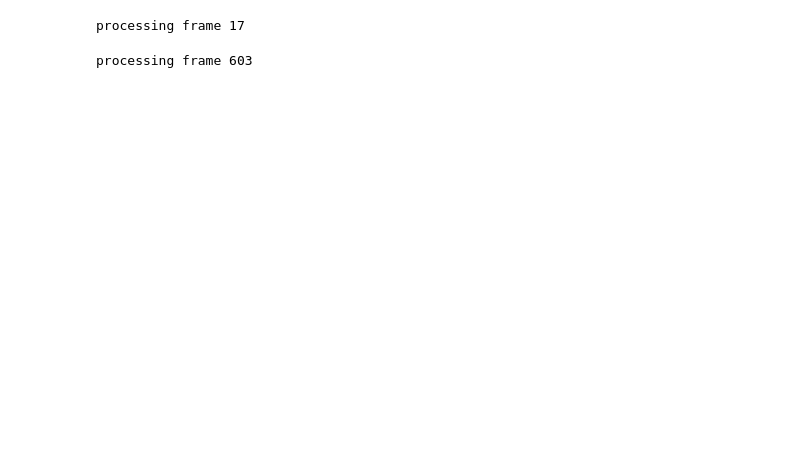
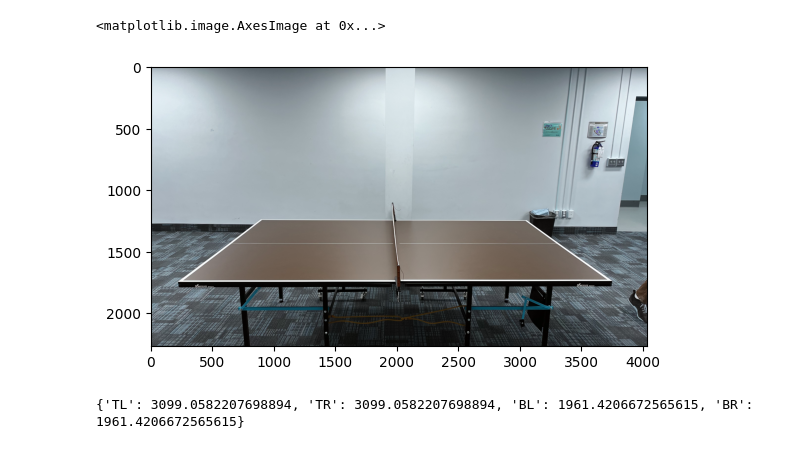
Before and after one commit to EitanTreiger/Ping-Pong, a Jupyter notebook: tracking.ipynb, the cells around one changed output. Drawn from its saved outputs; the diff is of its cells as text; code cells hidden in the pictures; blank space fills up the shorter version.

```diff
--- a/tracking.ipynb
+++ b/tracking.ipynb
@@ -9,39 +9,21 @@ ret, current_frame = cap.read()
 if not ret:
     raise RuntimeError("Could not read video")
 
-tracker = Tracker(focal_length_px=1386, confidence_threshold=0.8, image_size=current_frame.shape)
+corners = {"TL" : [875, 1250], "TR" : [3050, 1250], "BR" : [3700, 1720], "BL": [250, 1720]}
 
-previous_frame = current_frame.copy()
-
-h, w = current_frame.shape[:2]
-fourcc = cv2.VideoWriter_fourcc(*'mp4v')
-video = cv2.VideoWriter("diff_video.mp4", fourcc, 10, (w, h))
-
-i = 0
-heights = []
-scores = []
-while True:
-    ret, current_frame = cap.read()
-    i += 1
-    print("processing frame", i, end="\r")
-    if i < 10:
-        continue
-    if not ret or i >= 1000:
-        break
-
-    detection, score = tracker.track(current_frame)
-
-    if not detection is None and score > 0.8:
-        heights.append(detection[1][0])
-        scores.append(score)
-
-    circled_frame = tracker.write_data(current_frame, detection, score)
-    video.write(circled_frame)
-
-    previous_frame = current_frame.copy()
-
-video.release()
-cap.release()
+tracker = Tracker(focal_length_px=2880, confidence_threshold=0.8, image_size=current_frame.shape, table_points=corners)
-# %% [output]
-processing frame 17
-processing frame 603
+# %%
+no_ball = cv2.imread("no_ball1.png")
+front_ball = cv2.imread("front_ball1.png")
+back_ball = cv2.imread("back_ball1.png")
+plt.imshow(no_ball)
+# %% [output]
+<matplotlib.image.AxesImage at 0x...>
+[figure, added]
+# %%
+
+tracker.corner_calibration(no_ball, front_ball, back_ball)
+print(tracker.corner_distances)
+tracker.set_distances()
+# %% [output]
+{'TL': 3099.0582207698894, 'TR': 3099.0582207698894, 'BL': 1961.4206672565615, 'BR': 1961.4206672565615}
```
Also changed, not shown: parts of 10 cells of this notebook, 1 other file.
